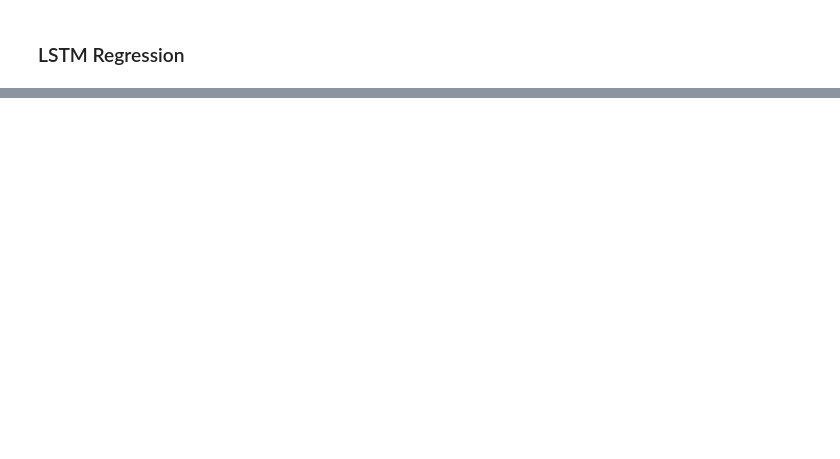
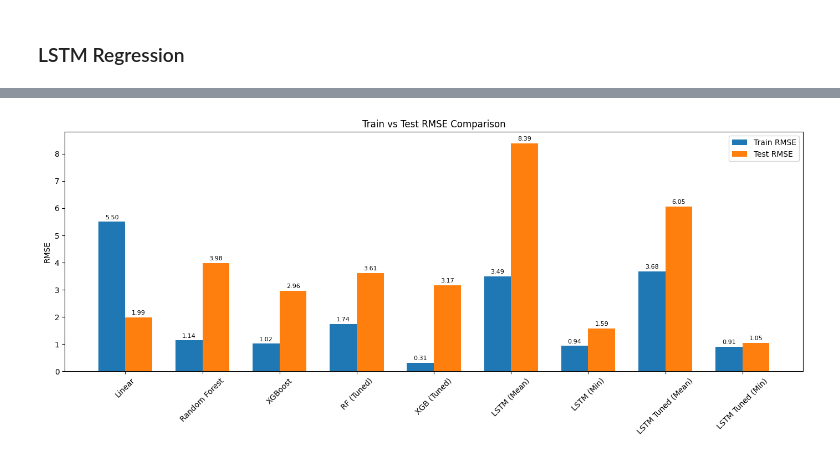
Before and after one commit to GIJOE1003/3103ETF, a Jupyter notebook: Notebook1_Future_Price_Prediction_03th_April.ipynb, the cells around one changed output, grey strips where cells are left out. Cells and saved outputs as stored; diff of their text form; code cells hidden in the pictures; blank space fills up the shorter version.

```diff
--- a/Notebook1_Future_Price_Prediction_03th_April.ipynb
+++ b/Notebook1_Future_Price_Prediction_03th_April.ipynb
@@ -837,0 +893,3 @@ Best Hyperparams → units=32, dropout=0.40, lr=0.00967
+# %%
+results_df_tuned = pd.DataFrame(results, columns=["Ticker", "Train_RMSE", "Train_MAE", "Train_R2","RMSE", "MAE", "R2"]).sort_values("RMSE")
+display(results_df_tuned)
@@ -861,0 +961,76 @@ Tuned LSTM - RMSE: 1.086536368692393 MAE: 0.8995306275553463 R²: 0.958761590923
+# %%
+import matplotlib.pyplot as plt
+import pandas as pd
+import numpy as np
+
+# Create DataFrame
+data = {
+    "Model": [
+        "Linear", "Random Forest", "XGBoost",
+        "RF (Tuned)", "XGB (Tuned)",
+        "LSTM (Mean)", "LSTM (Min)",
+        "LSTM Tuned (Mean)", "LSTM Tuned (Min)"
+    ],
+    "Train_RMSE": [
+        rmse_lr_train, rmse_rf_train,rmse_rf_best_train, rmse_xgb_train,
+        rmse_xgb_best_train,
+        results_df['Train_RMSE'].mean(), results_df['Train_RMSE'].min(),
+        results_df_tuned['Train_RMSE'].mean(), results_df_tuned['Train_RMSE'].min()
+    ],
+    "Test_RMSE": [
+        rmse_lr, rmse_rf, rmse_rf_best, rmse_xgb,
+        rmse_xgb_best,
+        results_df['Test_RMSE'].mean(), results_df['Test_RMSE'].min(),
+        results_df_tuned['RMSE'].mean(), results_df_tuned['RMSE'].min()
+    ],
+    "Train_MAE": [
+        mae_lr_train, mae_rf_train, mae_rf_best_train, mae_xgb_train,
+        mae_xgb_best_train,
+        results_df['Train_MAE'].mean(), results_df['Train_MAE'].min(),
+        results_df_tuned['Train_MAE'].mean(), results_df_tuned['Train_MAE'].min()
+    ],
+    "Test_MAE": [
+        mae_lr, mae_rf, mae_rf_best, mae_xgb,
+        mae_xgb_best,
+        results_df['Test_MAE'].mean(), results_df['Test_MAE'].min(),
+        results_df_tuned['MAE'].mean(), results_df_tuned['MAE'].min()
+    ],
+    "Train_R2": [
+        r2_lr_train, r2_rf_train, r2_rf_best_train,r2_xgb_train,
+        r2_xgb_best_train,
+        results_df['Train_R2'].mean(), results_df['Train_R2'].min(),
+        results_df_tuned['Train_R2'].mean(), results_df_tuned['Train_R2'].min()
+    ],
+    "Test_R2": [
+        r2_lr, r2_rf, r2_rf_best, r2_xgb,
+        r2_xgb_best,
+        results_df['Test_R2'].mean(), results_df['Test_R2'].min(),
+        results_df_tuned['R2'].mean(), results_df_tuned['R2'].min()
+    ]
+}
+
+df_metrics = pd.DataFrame(data)
+display(df_metrics)
+
+
+# Plot RMSE as grouped bar chart
+bar_width = 0.35
+x = np.arange(len(df_metrics['Model']))
+
+plt.figure(figsize=(14, 6))
+plt.bar(x - bar_width/2, df_metrics['Train_RMSE'], width=bar_width, label='Train RMSE')
+plt.bar(x + bar_width/2, df_metrics['Test_RMSE'], width=bar_width, label='Test RMSE')
+
+# Annotate values on top of bars
+for i, v in enumerate(df_metrics['Train_RMSE']):
+    plt.text(i - bar_width/2, v + 0.1, f"{v:.2f}", ha='center', fontsize=8)
+for i, v in enumerate(df_metrics['Test_RMSE']):
+    plt.text(i + bar_width/2, v + 0.1, f"{v:.2f}", ha='center', fontsize=8)
+
+plt.xticks(x, df_metrics['Model'], rotation=45)
+plt.ylabel("RMSE")
+plt.title("Train vs Test RMSE Comparison")
+plt.legend()
+plt.tight_layout()
+plt.show()
+# %% [output]
@@ -862,3 +1047,4 @@ Tuned LSTM - RMSE: 1.086536368692393 MAE: 0.8995306275553463 R²: 0.958761590923
+[figure, added]
 # %%
 # Existing tuned model prediction
 best_model = tuner.get_best_models(1)[0]
```
Also changed, not shown: parts of 14 cells of this notebook.
